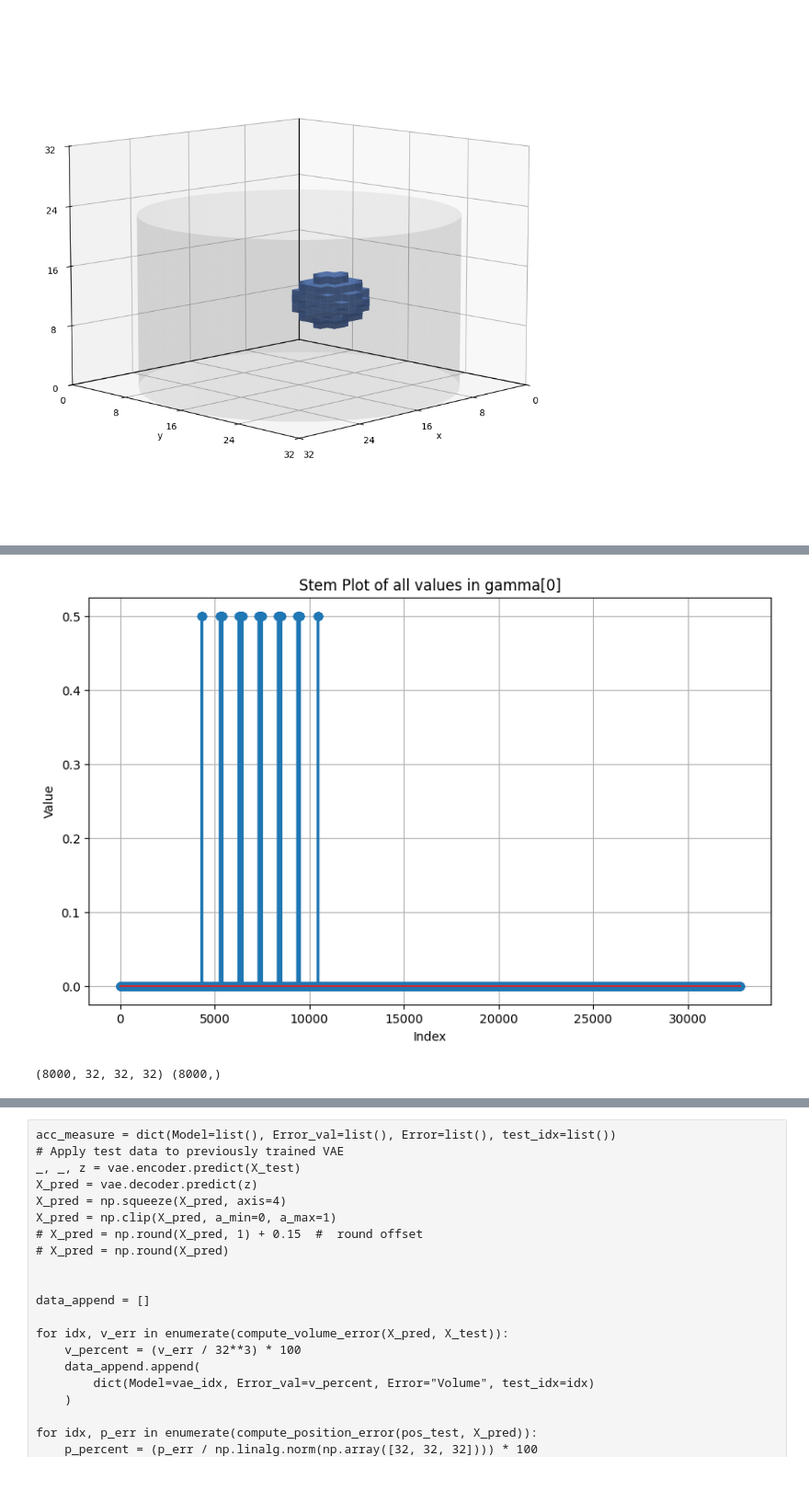
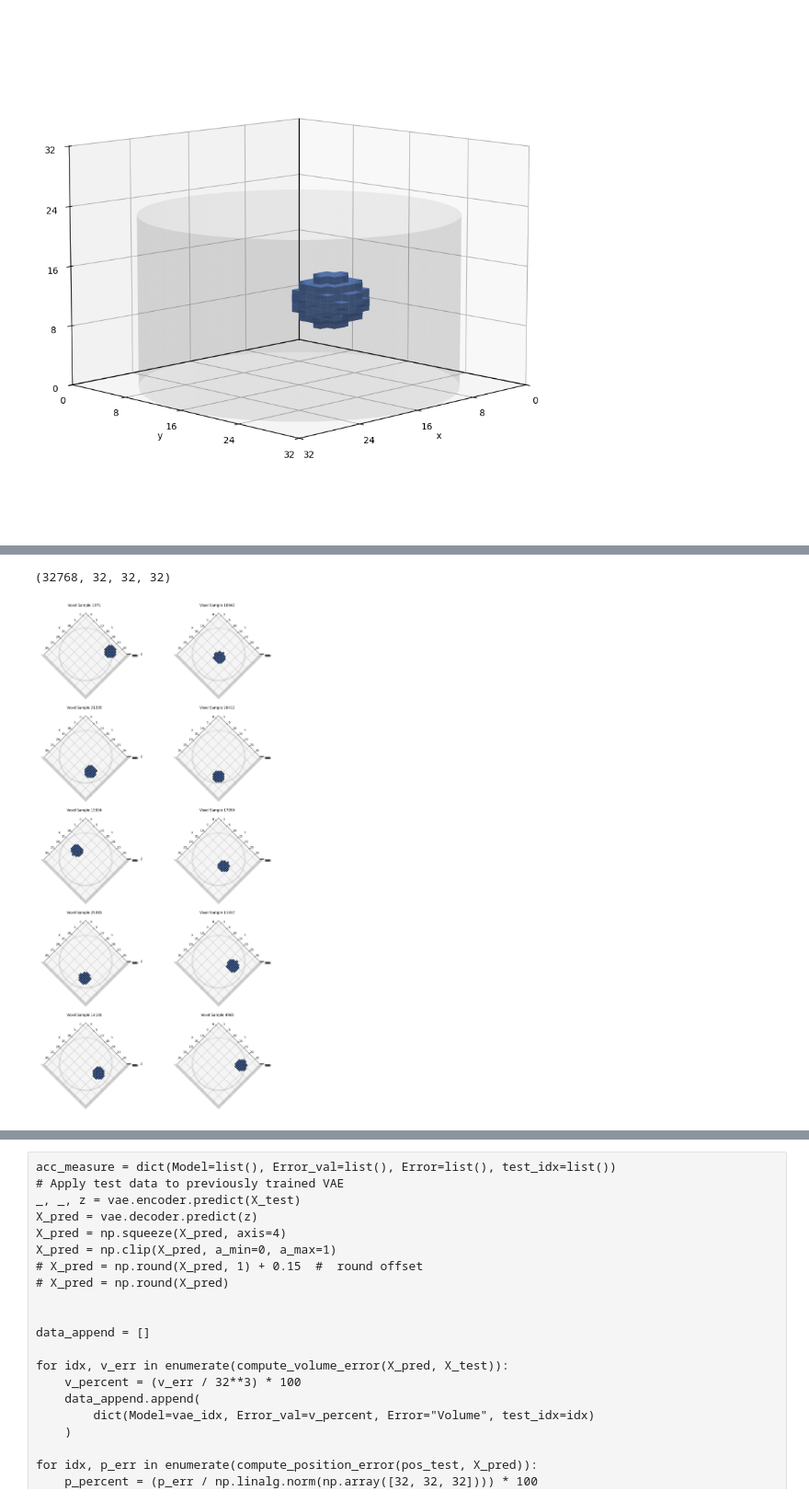
Before and after one commit to Peer076/Master-Thesis-EIT, a Jupyter notebook: 3D_VAE_training.ipynb, the cells around one changed output, grey strips where cells are left out. Shown at 92% size. Drawn from its saved outputs; the diff is of its cells as text; code cells hidden in the pictures.

```diff
--- a/3D_VAE_training.ipynb
+++ b/3D_VAE_training.ipynb
@@ -135,15 +130,15 @@ scale_factor = 32 / 194  # Umrechnungsfaktor von mm in Voxel
 
 d_voxels = round(d * scale_factor)
 
-for x in np.linspace(boundary.x_0 + d_voxels, boundary.x_length - d_voxels, 20):
-    for y in np.linspace(boundary.y_0 + d_voxels, boundary.y_length - d_voxels, 20):
+for x in np.linspace(boundary.x_0 + d_voxels//2, boundary.x_length - d_voxels//2, 32):
+    for y in np.linspace(boundary.y_0 + d_voxels//2, boundary.y_length - d_voxels//2 , 32):
         for z in np.linspace(
-            boundary.z_0 + d_voxels, boundary.z_length - d_voxels, 20
+            boundary.z_0 + d_voxels//2, boundary.z_length - d_voxels//2, 32
         ):
-            ball = BallAnomaly(x, y, z, d, perm)  # d bleibt in mm für BallAnomaly
+            ball = BallAnomaly(x, y, z, d, perm)
             vxl_ball = voxel_ball(ball, boundary)
             gamma.append(vxl_ball)
-            diameter_labels.append(d)  # Original-Durchmesser in mm
+            diameter_labels.append(d)
             pos_ball.append([ball.y, ball.x, ball.z])
             vol_ball.append(np.where(vxl_ball == 1)[0].shape[0])
 
@@ -308,18 +149,44 @@ plt.show()
-# %%
-plt.figure(figsize=(10, 6))
-x = range(32*32*32)
-plt.stem(x, gamma[0].flatten())
-plt.grid(True)
-plt.xlabel('Index')
-plt.ylabel('Value')
-plt.title('Stem Plot of all values in gamma[0]')
-plt.show()
-# %% [output]
-[figure, removed]
-# %%
-print(gamma.shape, diameter_labels.shape)
-# %% [output]
-(8000, 32, 32, 32) (8000,)
+# %%
+gamma.shape
+# %% [output]
+(32768, 32, 32, 32)
+# %%
+def plot_multiple_voxels(gamma, n_samples=10, figsize=(15, 25), color='cornflowerblue', alpha=0.8):
+
+    random_indices = np.random.choice(len(gamma), size=n_samples, replace=False)
+
+    fig = plt.figure(figsize=figsize)
+
+    for i, idx in enumerate(random_indices):
+        ax = fig.add_subplot(5, 2, i+1, projection='3d')
+        cylinder_radius = tank.T_r * scale_factor
+        cylinder_height = tank.T_bz[1] * scale_factor
+        x_cyl, y_cyl, z_cyl = create_cylinder_mesh(cylinder_radius, cylinder_height)
+
+        x_cyl += 16
+        y_cyl += 16
+
+        ax.plot_surface(x_cyl, y_cyl, z_cyl, alpha=0.1, color='gray')
+
+        ax.voxels(gamma[idx].transpose(1, 0, 2),
+                 facecolors=color,
+                 alpha=alpha,
+                 edgecolor='k')
+
+        ax.set_xlabel('X')
+        ax.set_ylabel('Y')
+        ax.set_zlabel('Z')
+
+        ax.set_title(f'Voxel Sample {idx}')
+
+        ax.view_init(elev=90, azim=45)
+
+    plt.tight_layout()
+    return fig
+
+fig = plot_multiple_voxels(gamma)
+# %% [output]
+[figure, added]
 # %%
 (
     gamma_train,
```
Also changed, not shown: parts of 20 cells of this notebook, 5 other files.
